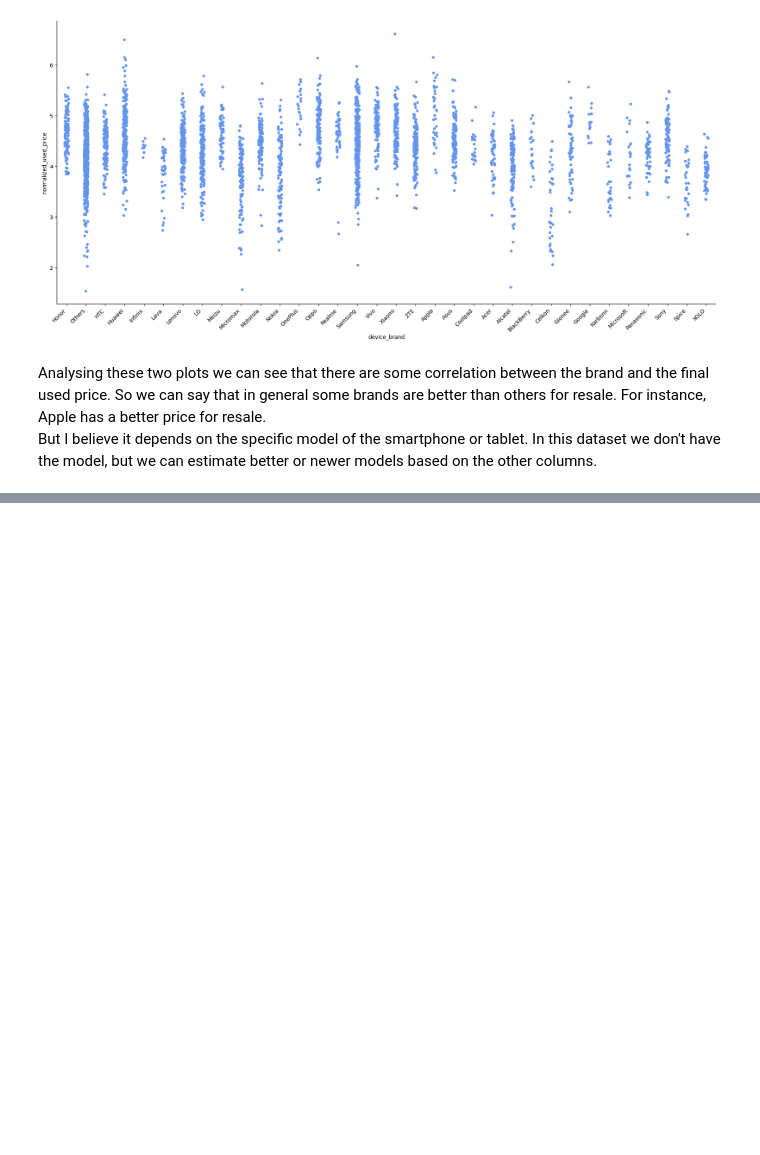
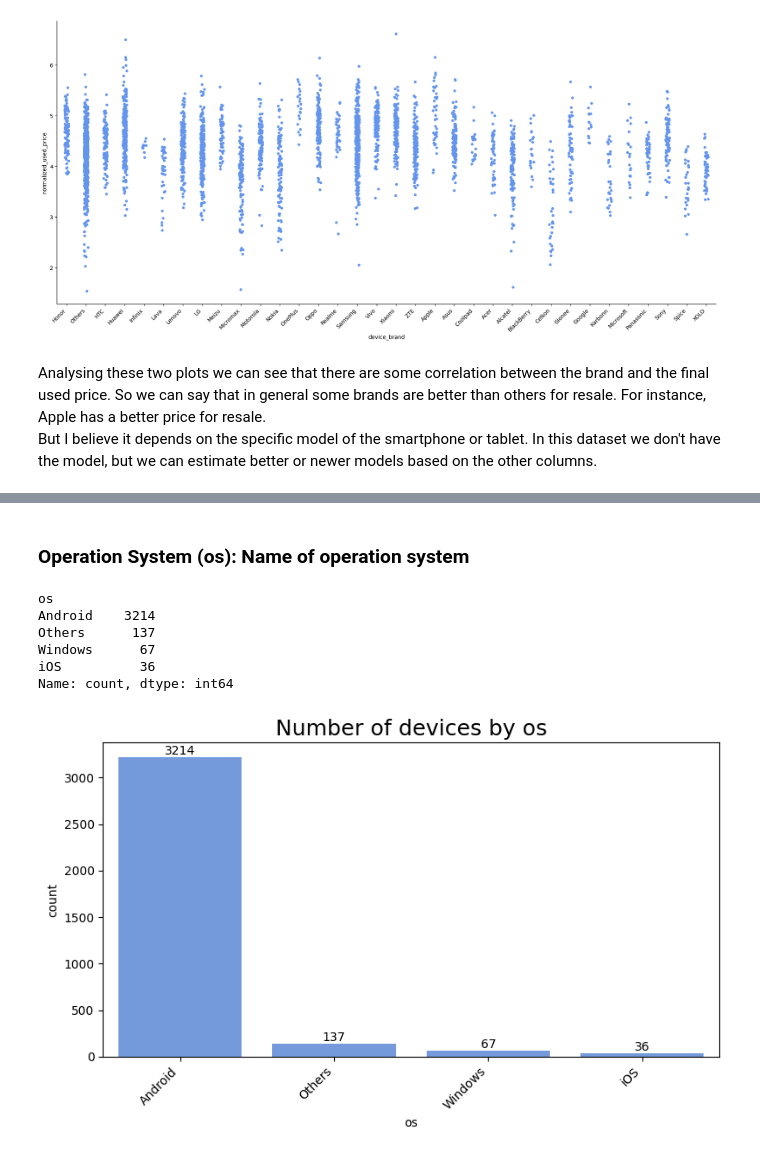
Before and after one commit to Krupique/machine-learning-2026, a Jupyter notebook: 01-used-device-pricing/eda.ipynb, the cells around one changed output, grey strips where cells are left out. Saved outputs shown, nothing was run; the diff lists cells and outputs as text; code cells hidden in the pictures; blank space fills up the shorter version.

```diff
--- a/01-used-device-pricing/eda.ipynb
+++ b/01-used-device-pricing/eda.ipynb
@@ -209,0 +226,33 @@ But I believe it depends on the specific model of the smartphone or tablet. In t
+# %% [markdown]
+### Operation System (os): Name of operation system
+# %%
+df_raw['os'].value_counts()[0:15]
+# %% [output]
+os
+Android    3214
+Others      137
+Windows      67
+iOS          36
+Name: count, dtype: int64
+# %%
+plt.figure(figsize=(8, 5))
+
+order = df_raw["os"].value_counts().index
+
+ax = sns.countplot(
+    data=df_raw,
+    x="os",
+    order=order,
+    color="cornflowerblue"
+)
+
+for container in ax.containers:
+    ax.bar_label(container)
+
+plt.xticks(rotation=45, ha="right")
+plt.title("Number of devices by os", fontsize=18)
+
+plt.tight_layout()
+plt.show()
+# %% [output]
+[figure, added]
```
Also changed, not shown: parts of 14 cells of this notebook.
